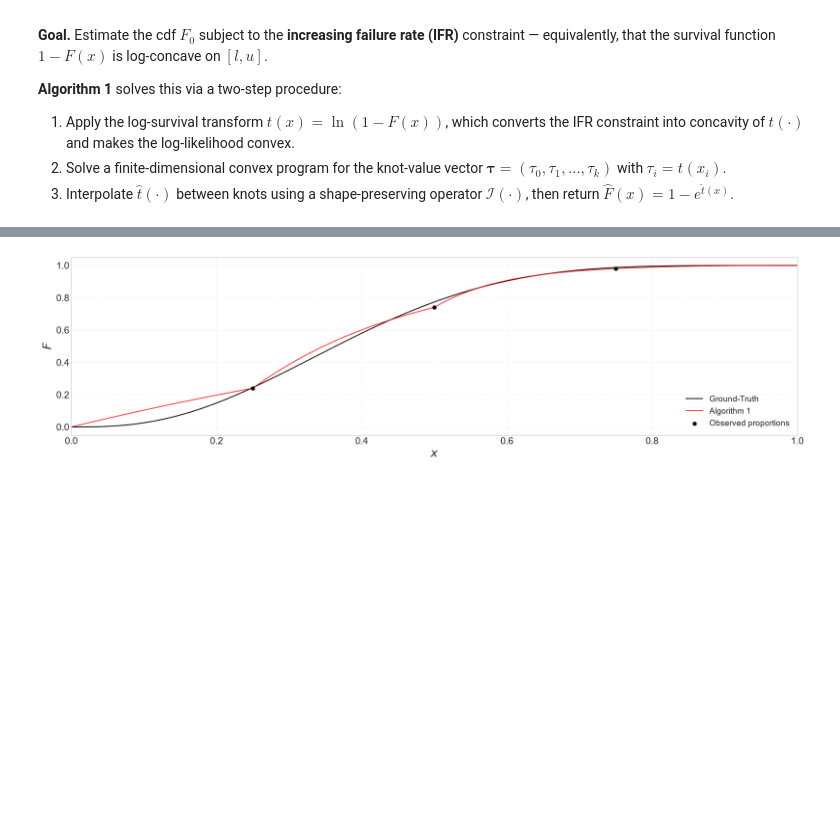
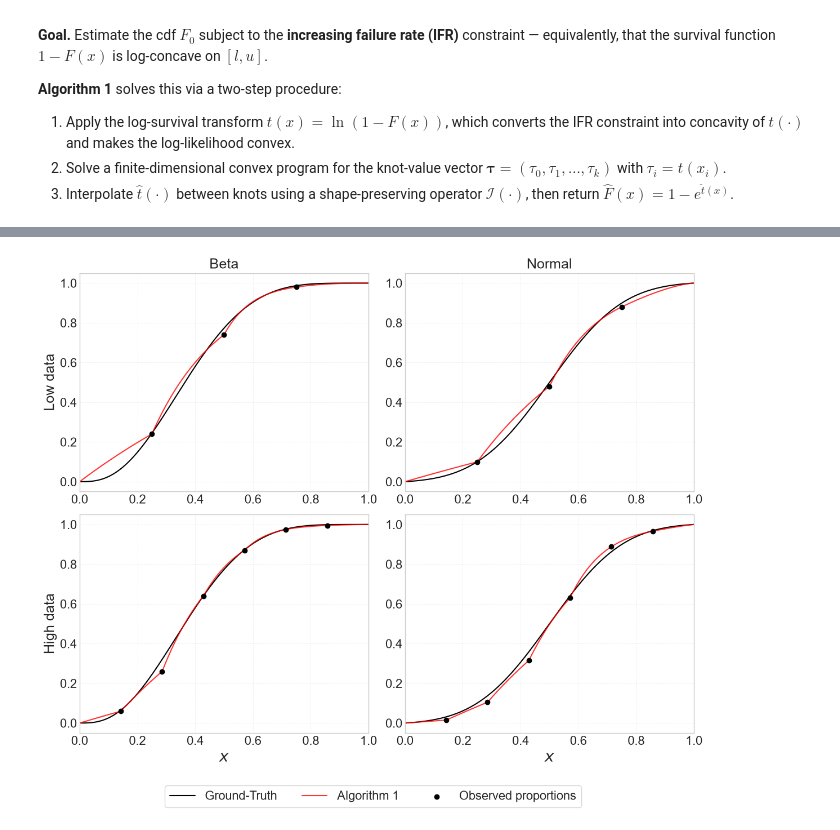
Before and after one commit to craigfernandes1/Fitting-IFR-CDFs-from-Noisy-Quantile-Data, a Jupyter notebook: example.ipynb, the cells around one changed output, grey strips where cells are left out. Drawn from its saved outputs; the diff is of its cells as text; code cells hidden in the pictures; blank space fills up the shorter version.

```diff
--- a/example.ipynb
+++ b/example.ipynb
@@ -37,45 +33,67 @@ Ground-truth cdf $F_0 \sim \mathrm{Beta}(3, 5)$ on $[l, u] = [0, 1]$, with $k =
 # %%
 plt.style.use('seaborn-v0_8-whitegrid')
+
+# Support and shared plotting grid
+l, u = 0.0, 1.0
+x_sym = sp.symbols('x')
+x_plot = np.linspace(l, u, 500)
+
+# Two IFR ground-truth cdfs on [0, 1] (columns)
+tn_mu, tn_sigma = 0.5, 0.2
+_truncnorm = stats.truncnorm(
+    (l - tn_mu) / tn_sigma, (u - tn_mu) / tn_sigma, loc=tn_mu, scale=tn_sigma
+)
+ground_truths = [
+    (r'Beta',             stats.beta(3, 5).cdf),
+    (r'Normal', _truncnorm.cdf),
+]
+
+# Observation designs (rows): (row label, number of equidistant knots, trials per knot)
+configs = [('Low data', 3, 50), ('High data', 6, 200)]
+
 np.random.seed(0)
+fig, axes = plt.subplots(2, 2, figsize=(12, 10))
+for i, (row_label, k, n_i) in enumerate(configs):
+    x_knots = np.linspace(l, u, k + 2)[1:-1]       # k equidistant interior knots
+    n_trials = n_i * np.ones(k, dtype=int)
+    for j, (title, F0) in enumerate(ground_truths):
+        ax = axes[i, j]
+        y_true = F0(x_plot)
 
-# Ground-truth: F_0 ~ Beta(a, b) on support [l, u]
-a, b = 3, 5
-l, u = 0.0, 1.0
+        # Simulate noisy quantile data y_i ~ Binomial(n_i, F_0(x_i)) and fit Algorithm 1 (PWL)
+        true_cdf_at_knots = F0(x_knots)
+        y_samples = np.random.binomial(n_trials, true_cdf_at_knots)
+        fit = fit_cdf(x_knots, n_trials, y_samples, l, u, interpolation_method='linear')
+        with np.errstate(over='ignore', invalid='ignore'):
+            y_fit = sp.lambdify(x_sym, fit, 'numpy')(x_plot)
 
-x_sym = sp.symbols('x')
-true_dist = Beta('beta_true', a, b)
-true_cdf = cdf(true_dist)(x_sym)
+        ax.plot(x_plot, y_true, color='black', lw=1.5, label='Ground-Truth')
+        ax.plot(x_plot, y_fit, color='red', lw=1.5, alpha=0.8, label='Algorithm 1')
+        ax.scatter(x_knots, y_samples / n_trials, color='black', zorder=5, label='Observed proportions')
+        ax.set_xlim(l, u)
+        ax.set_ylim(-0.05, 1.05)
+        ax.grid(True, linestyle='--', alpha=0.4)
+        if i == 0:
+            ax.set_title(title, fontsize=18)
+        if j == 0:
+            ax.set_ylabel(row_label, fontsize=18)
+        if i == len(configs) - 1:
+            ax.set_xlabel(r'$x$')
 
-x_knots = np.array([0.25,0.5,0.75])
-n_trials = 50 * np.ones_like(x_knots, dtype=int)
+# Single shared legend floating below all four panels
+handles, labels = axes[0, 0].get_legend_handles_labels()
+fig.legend(handles, labels, loc='upper center', bbox_to_anchor=(0.5, 0.06),
+           ncol=3, fontsize=16, frameon=True)
 
-true_cdf_at_knots = [float(true_cdf.subs(x_sym, xk)) for xk in x_knots]
-y_samples = np.random.binomial(n_trials, true_cdf_at_knots)
-
-x_plot = np.linspace(l, u, 500)
-true_cdf_fn = sp.lambdify(x_sym, true_cdf, 'numpy')
+# Reused by the benchmark-comparison figure below (Beta(3, 5) ground truth)
+true_cdf_fn = ground_truths[0][1]
 y_true = true_cdf_fn(x_plot)
 
-fit    = fit_cdf(x_knots, n_trials, y_samples, l, u, interpolation_method='linear')
-y_fit    = sp.lambdify(x_sym, fit_linear,    'numpy')(x_plot)
-
-plt.figure(figsize=(18, 5))
-ax = plt.gca()
-ax.plot(x_plot, y_true, color='black', lw=1.5, alpha=1, label='Ground-Truth')
-ax.plot(x_plot, y_fit, color='red', lw=1.5, alpha=0.8, label='Algorithm 1')
-ax.scatter(x_knots, y_samples / n_trials, color='black', zorder=5, label='Observed proportions')
-ax.set_xlabel(r'$x$')
-ax.set_xlim(l, u)
-ax.set_ylim(-0.05, 1.05)
-ax.grid(True, linestyle='--', alpha=0.4)
-ax.legend(loc='lower right')
-
-ax.set_ylabel(r'$F$')
-plt.tight_layout()
+plt.tight_layout(rect=[0, 0.07, 1, 1])
 plt.savefig('results/plots/numerical_example_sidebyside.png', dpi=150, bbox_inches='tight')
 plt.show()
 # %% [output]
-[figure, old version]
+[figure, new version]
 # %% [markdown]
 ## Algorithm 1 vs. Discretized Benchmarks
 
```
Also changed, not shown: parts of 4 cells of this notebook, 11 other files.
